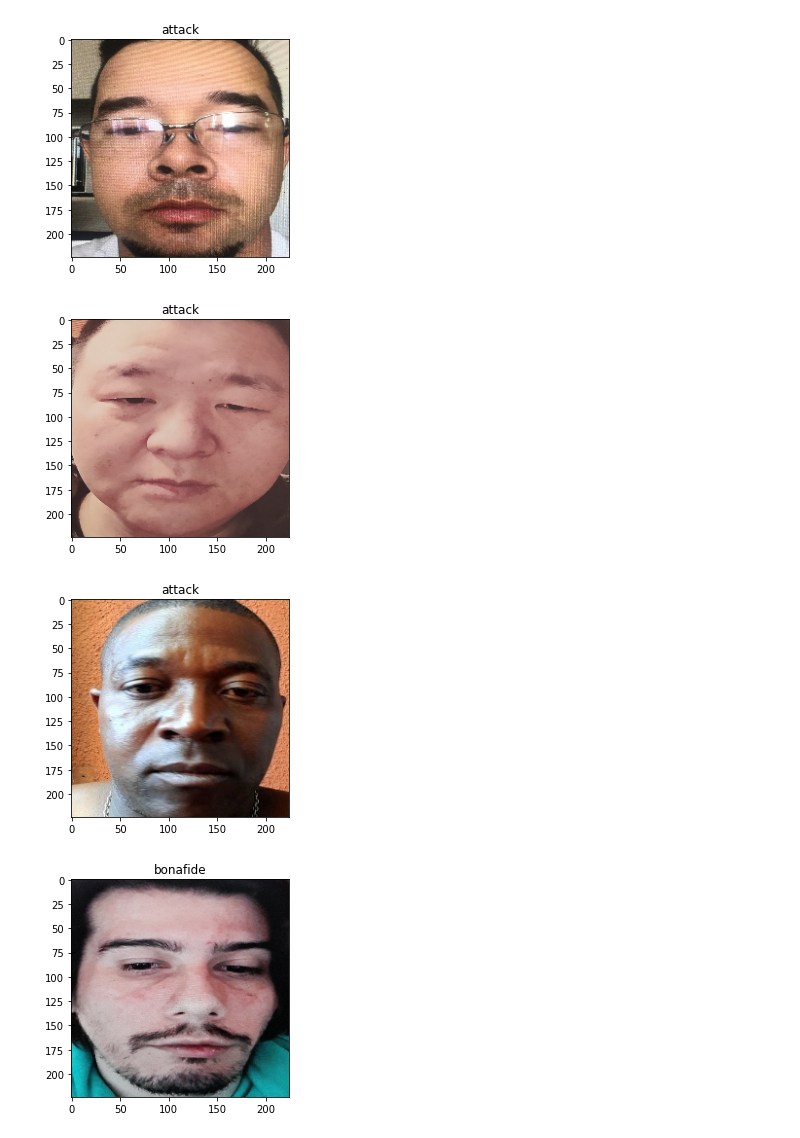
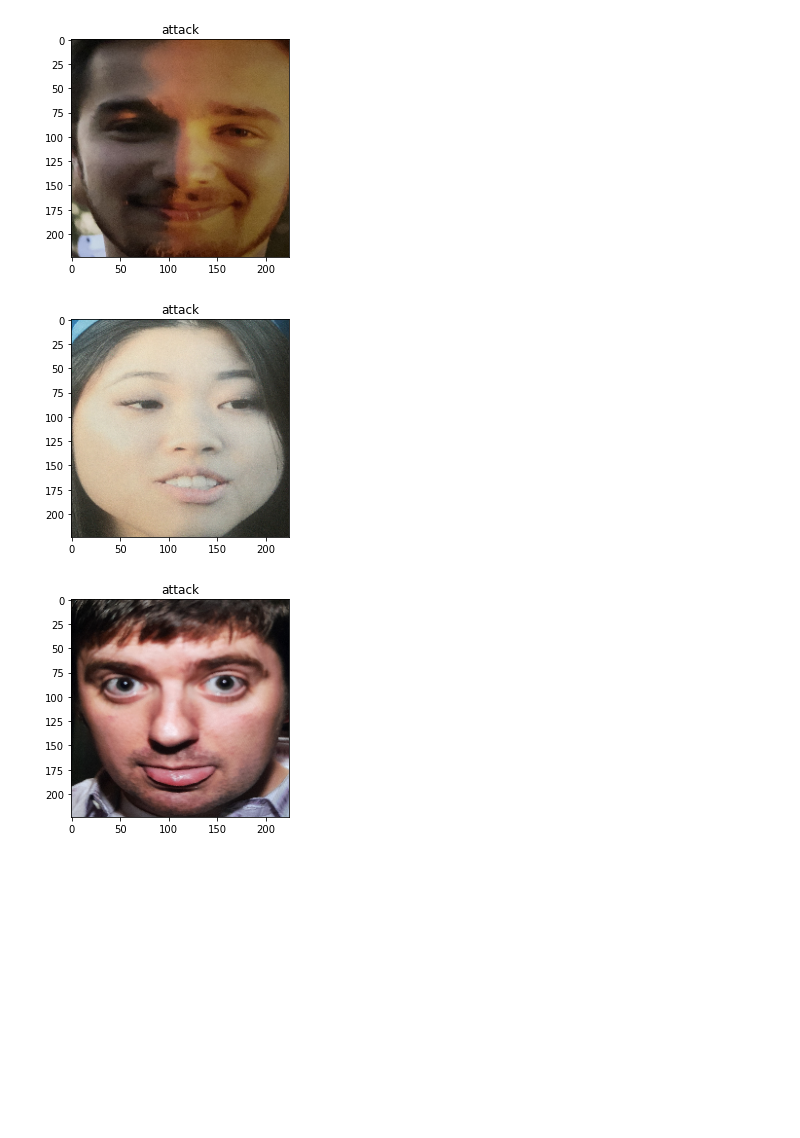
Before and after one commit to Choapinus/thesis-msc-2022, a Jupyter notebook: notebooks/data_loader.ipynb, the cells around one changed output. Cells and saved outputs as stored; diff of their text form; code cells hidden in the pictures; blank space fills up the shorter version.

```diff
--- a/notebooks/data_loader.ipynb
+++ b/notebooks/data_loader.ipynb
@@ -143,14 +118,16 @@ def load_dataset(
 
     return train_dataset, val_dataset, test_dataset
 # %%
-_classes = ('attack', 'bonafide')
+multiclass = False
+batch_size = 16
+shape = (224, 224)
+
+_classes = ('attack', 'bonafide') if not multiclass else ('bonafide', 'printed', 'screen')
 _bf_index = _classes.index('bonafide')
-shape = (224, 224)
-batch_size = 16
 # %%
 datasets = {
     'flickr': '../data/02_intermediate/flickr',
     'splunk': '../data/02_intermediate/splunk'
 }
 # %%
-train_ds, val_ds, test_ds = load_dataset(db_dict=datasets, db_key='splunk', batch_size=1)
+train_ds, val_ds, test_ds = load_dataset(db_dict=datasets, db_key='flickr', batch_size=1, multiclass=multiclass)
@@ -174,12 +138,11 @@ len(train_ds), len(test_ds), len(val_ds)
 # %%
-for bs in test_ds.take(10):
+for bs in test_ds.take(3):
     im, lb = bs
-    # plt.title(_classes[np.argmax(lb[0])])
-    plt.title(_classes[int(lb[0])])
+    plt.title(_classes[np.argmax(lb[0])])
+    # plt.title(_classes[int(lb[0])])
     plt.imshow(im[0])
     plt.show()
 # %% [output]
-[figure, old version]
+[figure, new version]
-[figure, old version]
+[figure, new version]
-[figure, old version]
+[figure, new version]
-[figure, removed]
```
Also changed, not shown: parts of 6 cells of this notebook, 3 other files.
